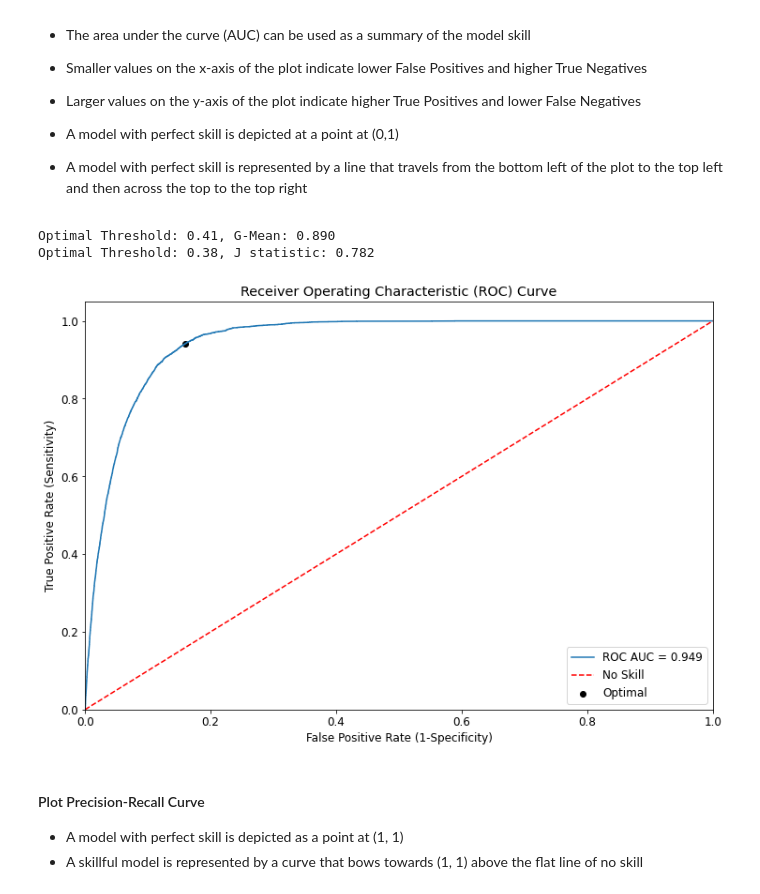
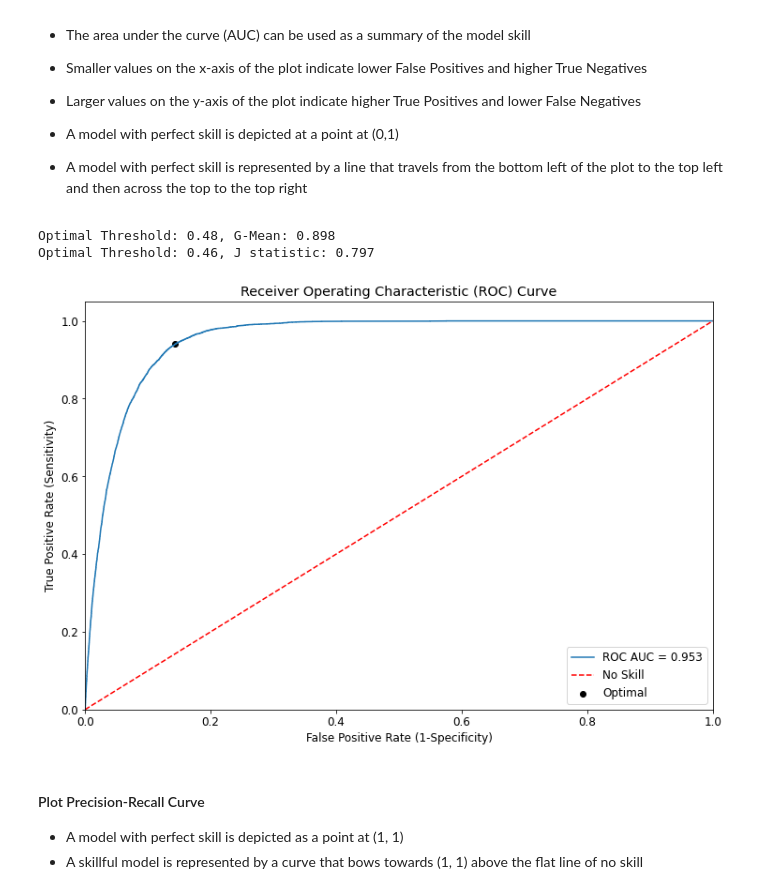
Before and after one commit to tweichle/Predicting-Baseball-Statistics, a Jupyter notebook: Classification/Support Vector Machine-Classification with Over-Sampling Implementation for Baseball Outcomes.ipynb, the cells around one changed output. Drawn from its saved outputs; the diff is of its cells as text; code cells hidden in the pictures.

```diff
--- a/Classification/Support Vector Machine-Classification with Over-Sampling Implementation for Baseball Outcomes.ipynb
+++ b/Classification/Support Vector Machine-Classification with Over-Sampling Implementation for Baseball Outcomes.ipynb
@@ -1544,7 +1747,16 @@ Brier Skill Score = -1.215
+# %%
+# Stratified K-Fold cross-validator
+# Provides train/test indices to split data in train/test sets
+# This cross-validation object is a variation of KFold that returns stratified folds
+# The folds are made by preserving the percentage of samples for each class
+# Note: n_splits: number of folds; must be at least 2 (default=5)
+#       shuffle: whether to shuffle each class's samples before splitting into batches
+#       random_state: random_state is the seed used by the random number generator
+stratified_kfold = StratifiedKFold(n_splits=5, shuffle=True, random_state=11)
 # %%
-# Create the parameter grid
-parameters = {'penalty': ['l1', 'l2'],
-              'C': [0.01, 0.1, 1.0, 10, 100]}
+# Define the parameter grid for hyperparameter tuning
+parameters = {'classifier__base_estimator__penalty': ['l1', 'l2'],
+              'classifier__base_estimator__C': [0.01, 0.1, 1.0, 10, 100]}
 
 pprint(parameters)
 # %% [output]
@@ -1569,10 +1773,10 @@ Note: Use resampled training data (`X_train_res`, `y_train_res`) to fit model
 #       n_jobs: number of jobs to run in parallel; if -1, then the number of jobs is set to the number of cores
 #       cv: number of folds in k-fold cross-validation
 #       return_train_score: if False, the cv_results_ attribute will not include training scores
-linearsvc_clf_grid = GridSearchCV(estimator=linearsvc_clf, param_grid=parameters, scoring='roc_auc',
-                                  n_jobs=-1, cv=5, return_train_score=True)
+grid_search = GridSearchCV(estimator=pipeline, param_grid=parameters, scoring='f1',
+                           n_jobs=-1, cv=stratified_kfold, return_train_score=True)
 search_time_start = time.time()
-linearsvc_clf_grid.fit(X_train_res, y_train_res)
+grid_search.fit(X_train, y_train)
 print('Grid search time:', int((time.time() - search_time_start)/60), 'mins')
 # %% [output]
 Grid search time: 17 mins
@@ -1646,8 +1833,8 @@ CalibratedClassifierCV(base_estimator=LinearSVC(C=0.1, class_weight=None,
 #### Prediction using Linear SVC and Cross-Validation
 # %%
 model_type_text='Linear SVC Model and Cross-Validation'
-y_pred_class_calibrated_linearsvc_clf_grid, y_pred_prob_calibrated_linearsvc_clf_grid = prediction(X_test, calibrated_linearsvc_clf_grid, model_type_text)
-eval_metrics(y_test, y_pred_class_calibrated_linearsvc_clf_grid, y_pred_prob_calibrated_linearsvc_clf_grid, calibrated_linearsvc_clf_grid)
+y_pred_class_grid_search, y_pred_prob_grid_search = prediction(X_test, grid_search.best_estimator_, model_type_text)
+eval_metrics(y_test, y_pred_class_grid_search, y_pred_prob_grid_search, grid_search.best_estimator_)
 # %% [output]
 Results Using Linear SVC Model and Cross-Validation:
 Predicted values:
@@ -1677,11 +1864,11 @@ Brier Skill Score = -1.216
 - A model with perfect skill is depicted at a point at (0,1)
 - A model with perfect skill is represented by a line that travels from the bottom left of the plot to the top left and then across the top to the top right
 # %%
-plot_roc_curve(y_test, y_pred_prob_calibrated_linearsvc_clf_grid)
+plot_roc_curve(y_test, y_pred_prob_grid_search)
 # %% [output]
-Optimal Threshold: 0.41, G-Mean: 0.890
-Optimal Threshold: 0.38, J statistic: 0.782
+Optimal Threshold: 0.48, G-Mean: 0.898
+Optimal Threshold: 0.46, J statistic: 0.797
-[figure, old version]
+[figure, new version]
 # %% [markdown]
 #### Plot Precision-Recall Curve
 - A model with perfect skill is depicted as a point at (1, 1)
```
Also changed, not shown: parts of 49 cells of this notebook.
